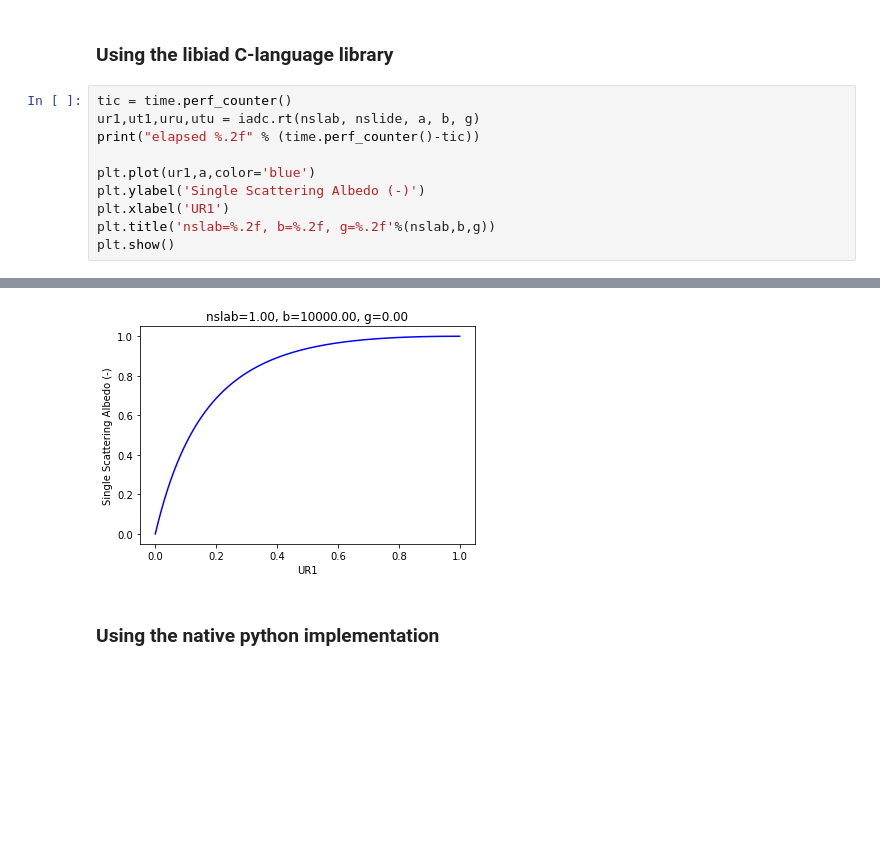
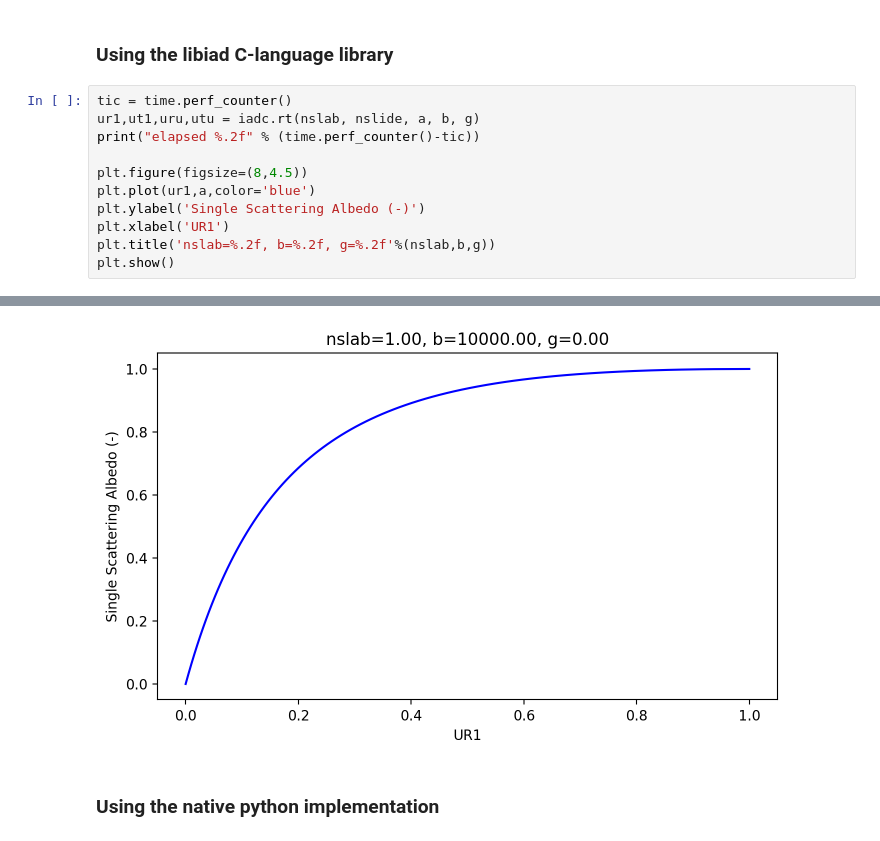
Before and after one commit to scottprahl/iadpython, a Jupyter notebook: docs/Adding-Doubling-Basics.ipynb, the cells around one changed output, grey strips where cells are left out. Drawn from its saved outputs; the diff is of its cells as text; blank space fills up the shorter version.

```diff
--- a/docs/Adding-Doubling-Basics.ipynb
+++ b/docs/Adding-Doubling-Basics.ipynb
@@ -121,6 +134,7 @@ tic = time.perf_counter()
 ur1,ut1,uru,utu = iadc.rt(nslab, nslide, a, b, g)
 print("elapsed %.2f" % (time.perf_counter()-tic))
 
+plt.figure(figsize=(8,4.5))
 plt.plot(ur1,a,color='blue')
 plt.ylabel('Single Scattering Albedo (-)')
 plt.xlabel('UR1')
@@ -131,4 +145,4 @@ elapsed 2.07
-[figure, old version]
+[figure, new version]
 # %% [markdown]
 ### Using the native python implementation
 # %%
```
Also changed, not shown: parts of 14 cells of this notebook, 14 other files.
